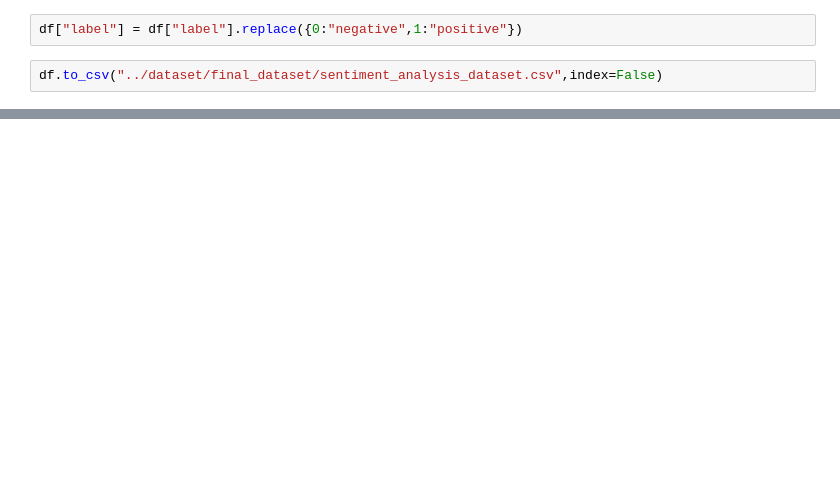
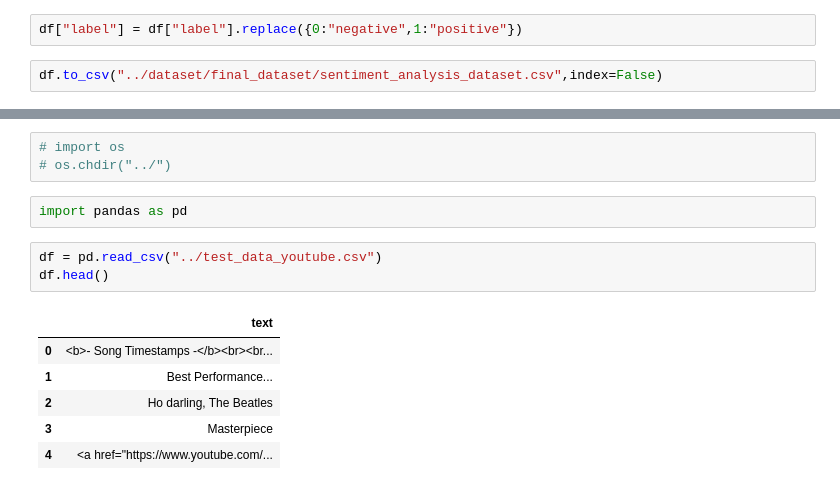
Before and after one commit to saurav-thakur/Youtube-Comments-Sentiment-Analysis, a Jupyter notebook: notebooks/01_experiment.ipynb, the cells around one changed output, grey strips where cells are left out. Drawn from its saved outputs; the diff is of its cells as text; blank space fills up the shorter version.

```diff
--- a/notebooks/01_experiment.ipynb
+++ b/notebooks/01_experiment.ipynb
@@ -364,0 +370,15 @@ df.to_csv("../dataset/final_dataset/sentiment_analysis_dataset.csv",index=False)
+# %%
+# import os
+# os.chdir("../")
+# %%
+import pandas as pd
+# %%
+df = pd.read_csv("../test_data_youtube.csv")
+df.head()
+# %% [output]
+|  | text |
+| 0 | <b>- Song Timestamps -</b><br><br... |
+| 1 | Best Performance... |
+| 2 | Ho darling, The Beatles |
+| 3 | Masterpiece |
+| 4 | <a href="https://www.youtube.com/... |
```
Also changed, not shown: parts of 20 cells of this notebook, 13 other files.
